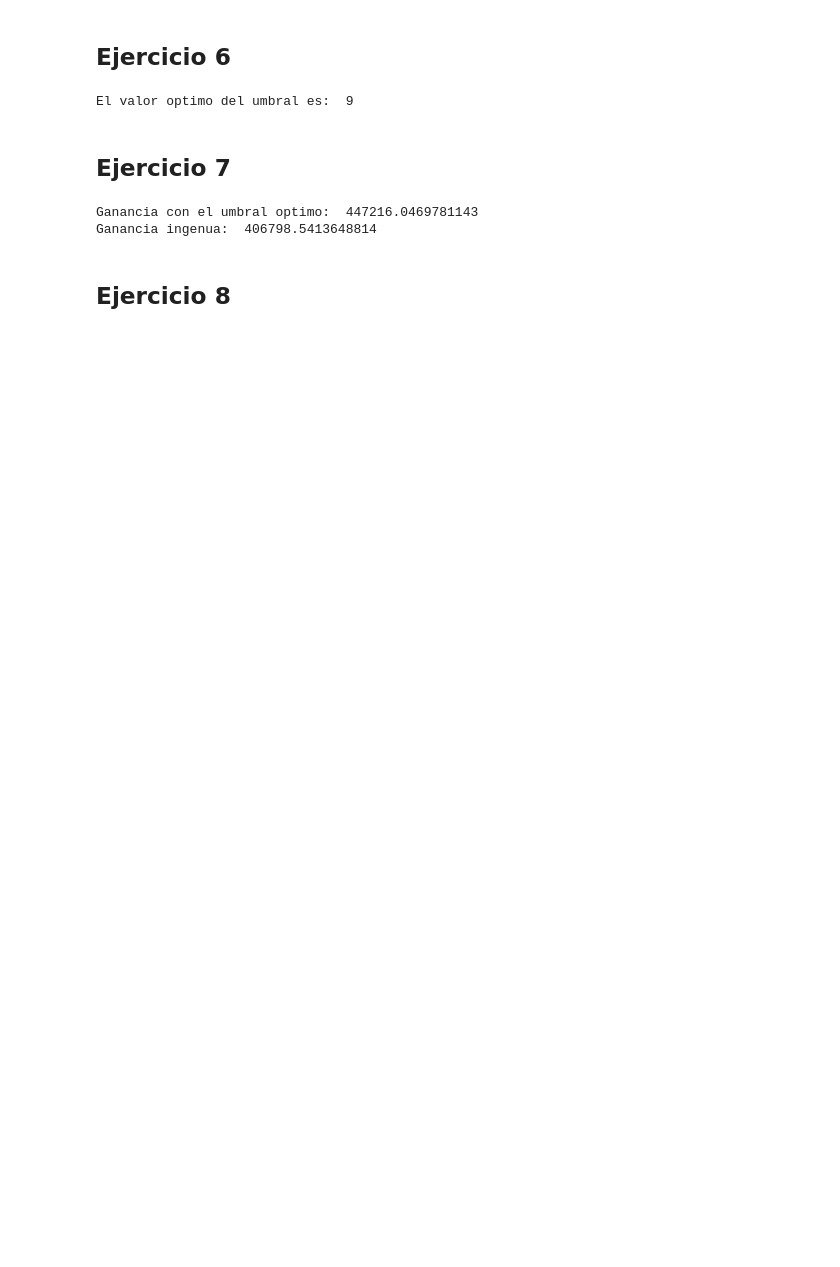
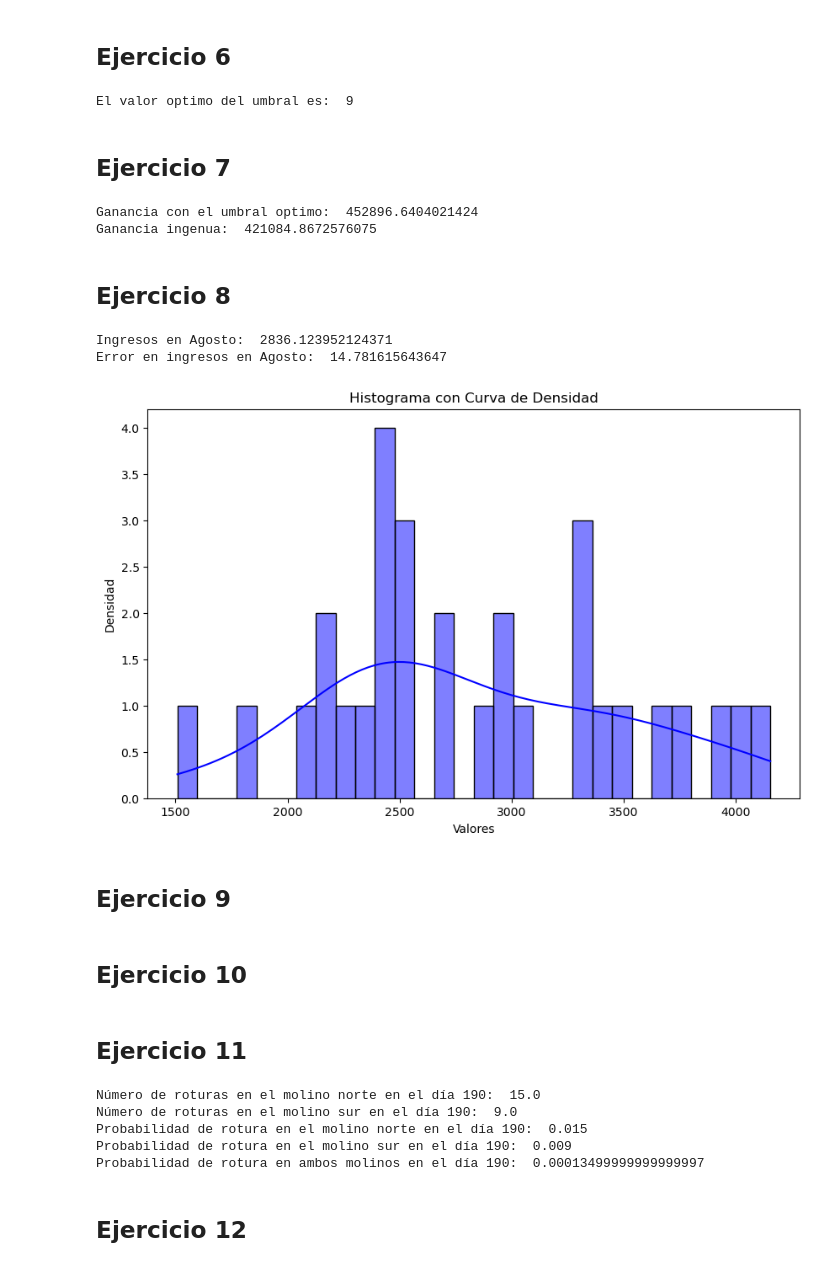
Before and after one commit to catadolhare/tp1_aplicaciones_cauzzo_dolhare_ekes_squillari, a Jupyter notebook: tp1.ipynb, the cells around one changed output. Saved outputs shown, nothing was run; the diff lists cells and outputs as text; code cells hidden in the pictures; blank space fills up the shorter version.

Commit message:
ejercicios

```diff
--- a/tp1.ipynb
+++ b/tp1.ipynb
@@ -441,15 +441,20 @@ best_k = None
 
 for k in umbral_k:
     VANs = np.zeros(2000)
+    cashflows_simulacion = []  # Lista para almacenar los cashflows de cada simulación con el umbral k
 
     for j in range(2000):
         S, D = simulacion(365)
         VAN, cashflow, estado_molino_norte, estado_molino_sur, roturas_norte, roturas_sur, apagados_norte, apagados_sur = calcular_VAN(S, D, k, 365)
 
         VANs[j] = VAN
+        cashflows_simulacion.append(cashflow)  # Guardar los cashflows de esta simulación
+
 
     media_VAN = np.mean(VANs)
     error_VAN = np.std(VANs) / np.sqrt(2000)
+    media_cashflow = np.mean(cashflows_simulacion, axis=0)  # Calcular la media de los cashflows de todas las simul
+    error_cashflow = np.std(cashflows_simulacion, axis=0) / np.sqrt(2000)  # Calcular el error de los cashflows
 
     medias_VAN.append(media_VAN)
     errores_VAN.append(error_VAN)
@@ -542,7 +547,7 @@ error_VAN_ingenuo = np.std(VANs_ingenuo) / np.sqrt(3000)
 print('Ganancia con el umbral optimo: ', best_van)
 print('Ganancia ingenua: ', media_VAN_ingenuo)
 # %% [output]
-Ganancia con el umbral optimo:  447216.0469781143
-Ganancia ingenua:  406798.5413648814
+Ganancia con el umbral optimo:  452896.6404021424
+Ganancia ingenua:  421084.8672576075
 # %% [markdown]
 ## Ejercicio 8
@@ -550,0 +554,29 @@ Ganancia ingenua:  406798.5413648814
+# %%
+# dias del mes de agosto = 213 al 243
+ingresos_agosto = np.zeros(2000)
+cashflow_agosto = []
+
+for i in range(213, 243):
+    cashflow_agosto.append(media_cashflow[i])
+
+media_cashflows_agosto = np.mean(cashflow_agosto, axis=0)
+error_cashflows_agosto = np.std(cashflow_agosto, axis=0) / np.sqrt(2000)
+
+print('Ingresos en Agosto: ', media_cashflows_agosto)
+print('Error en ingresos en Agosto: ', error_cashflows_agosto)
+
+import seaborn as sns
+plt.figure(figsize=(10, 6))
+sns.histplot(cashflow_agosto, kde=True, bins=30, color='blue', alpha=0.5)
+
+# Agregar etiquetas y título
+plt.title('Histograma con Curva de Densidad')
+plt.xlabel('Valores')
+plt.ylabel('Densidad')
+plt.show()
+# %% [output]
+Ingresos en Agosto:  2836.123952124371
+Error en ingresos en Agosto:  14.781615643647
+[figure, added]
+# %% [markdown]
+## Ejercicio 9
@@ -550,0 +611,2 @@ Ganancia ingenua:  406798.5413648814
+# %% [markdown]
+## Ejercicio 10
@@ -550,0 +626,31 @@ Ganancia ingenua:  406798.5413648814
+# %% [markdown]
+## Ejercicio 11
+# %%
+rotura_norte_190 = 0
+rotura_sur_190 = 0
+
+for i in range(1000):
+    S, D = simulacion(365)
+    VAN_calculado, cashflow, estado_molino_norte, estado_molino_sur, roturas_molino_norte, roturas_molino_sur, apagados_molino_norte, apagados_molino_sur = calcular_VAN(S, D, best_k, 365)
+    rotura_norte_190 += roturas_molino_norte[190]
+    rotura_sur_190 += roturas_molino_sur[190]
+
+proba_rotura_norte = rotura_norte_190 / 1000
+proba_rotura_sur = rotura_sur_190 / 1000
+
+proba_rotura_ambos = proba_rotura_norte * proba_rotura_sur
+
+print('Número de roturas en el molino norte en el día 190: ', rotura_norte_190)
+print('Número de roturas en el molino sur en el día 190: ', rotura_sur_190)
+print('Probabilidad de rotura en el molino norte en el día 190: ', proba_rotura_norte)
+print('Probabilidad de rotura en el molino sur en el día 190: ', proba_rotura_sur)
+
+print('Probabilidad de rotura en ambos molinos en el día 190: ', proba_rotura_ambos)
+# %% [output]
+Número de roturas en el molino norte en el día 190:  15.0
+Número de roturas en el molino sur en el día 190:  9.0
+Probabilidad de rotura en el molino norte en el día 190:  0.015
+Probabilidad de rotura en el molino sur en el día 190:  0.009
+Probabilidad de rotura en ambos molinos en el día 190:  0.00013499999999999997
+# %% [markdown]
+## Ejercicio 12
```
Also changed, not shown: parts of 15 cells of this notebook.
